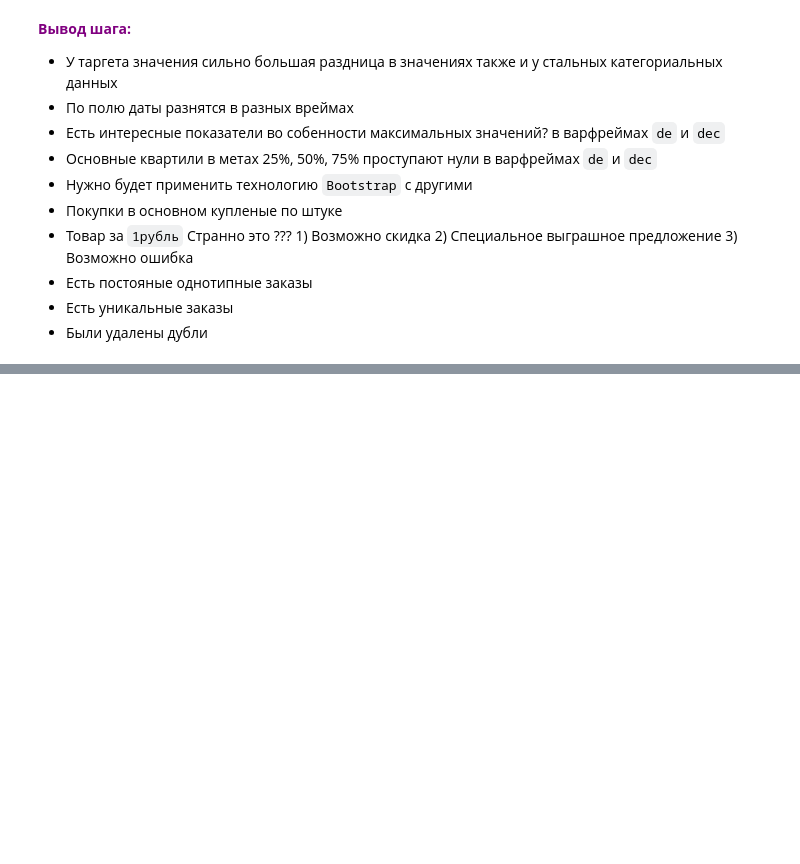
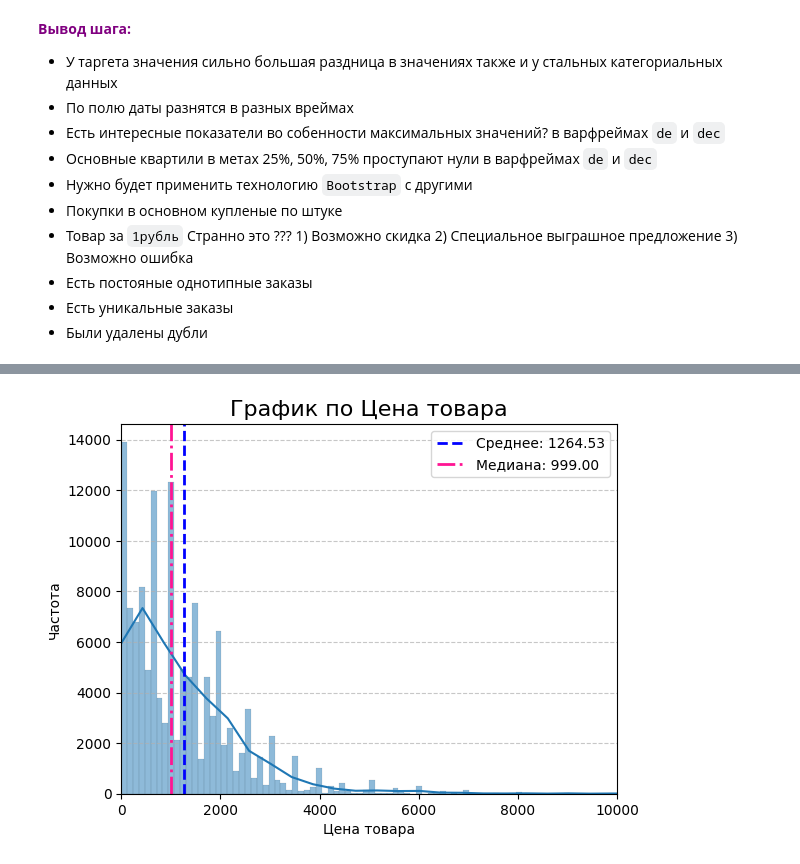
Before and after one commit to OsKaLis/predicting_user_behavior_in_the_marketplace, a Jupyter notebook: m4s22_marketplace.ipynb, the cells around one changed output, grey strips where cells are left out. Cells and saved outputs as stored; diff of their text form; code cells hidden in the pictures; blank space fills up the shorter version.

```diff
--- a/m4s22_marketplace.ipynb
+++ b/m4s22_marketplace.ipynb
@@ -999,0 +1010,10 @@ table_describe_quantitative_values(dec)
+# %%
+# Презинтационый список полей
+list_field_ap = {
+    'client_id': 'Идентификатор клиента',
+    'quantity': 'Количество единиц товара',
+    'price': 'Цена товара',
+    'category_ids': 'Идентификаторы категорий',
+    'date': 'Дата покупки',
+    'message_id': 'Идентификатор сообщения из рассылки',
+}
@@ -999,0 +1072,32 @@ table_describe_quantitative_values(dec)
+# %%
+# Построение графика
+sns.histplot(
+    data=ap,
+    x='price',
+    kde=True,
+);
+plt.title(f'График по {list_field_ap["price"]}', fontsize=16)
+plt.xlabel(list_field_ap["price"])
+plt.ylabel('Частота');
+mean_val = np.mean(ap["price"])
+median_val = np.median(ap["price"])
+plt.axvline(
+    mean_val,
+    color='blue',
+    linestyle='--',
+    linewidth=2,
+    label=f'Среднее: {mean_val:.2f}'
+)
+plt.axvline(
+    median_val,
+    color='deeppink',
+    linestyle='-.',
+    linewidth=2,
+    label=f'Медиана: {median_val:.2f}'
+)
+plt.grid(axis='y', linestyle='--', alpha=0.7)
+plt.xlim(0, 10000)
+plt.legend()
+plt.show();
+# %% [output]
+[figure, added]
```
Also changed, not shown: parts of 115 cells of this notebook, 5 other files.
